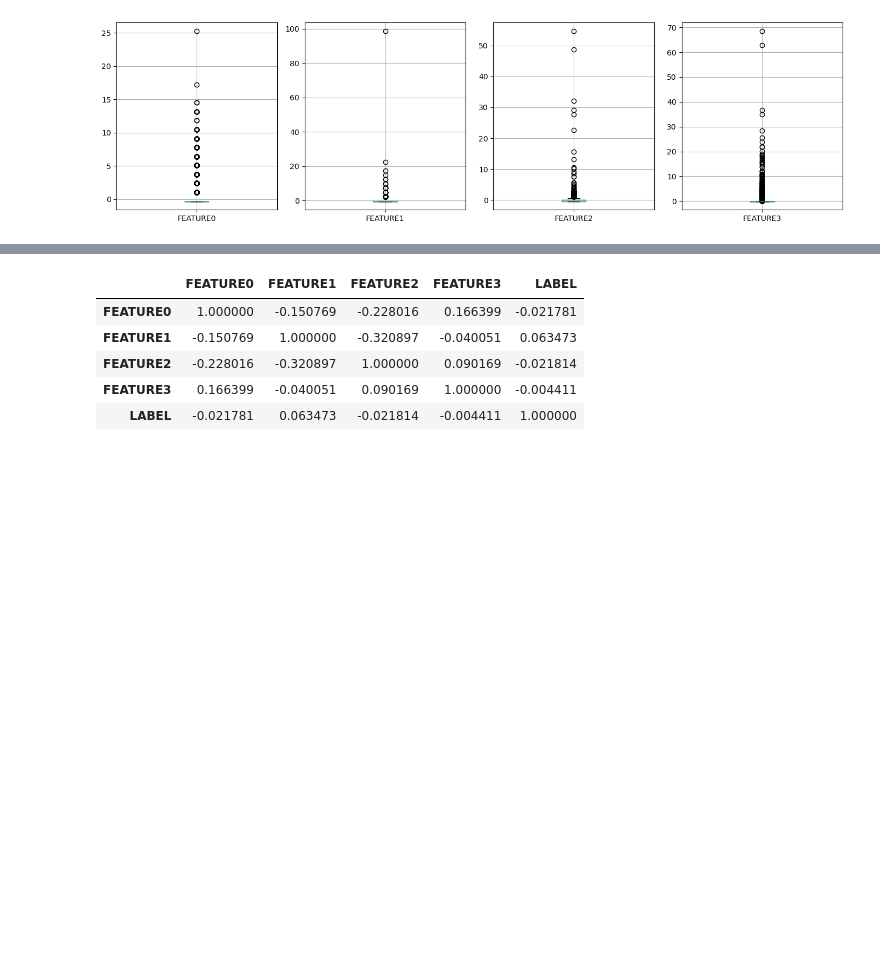
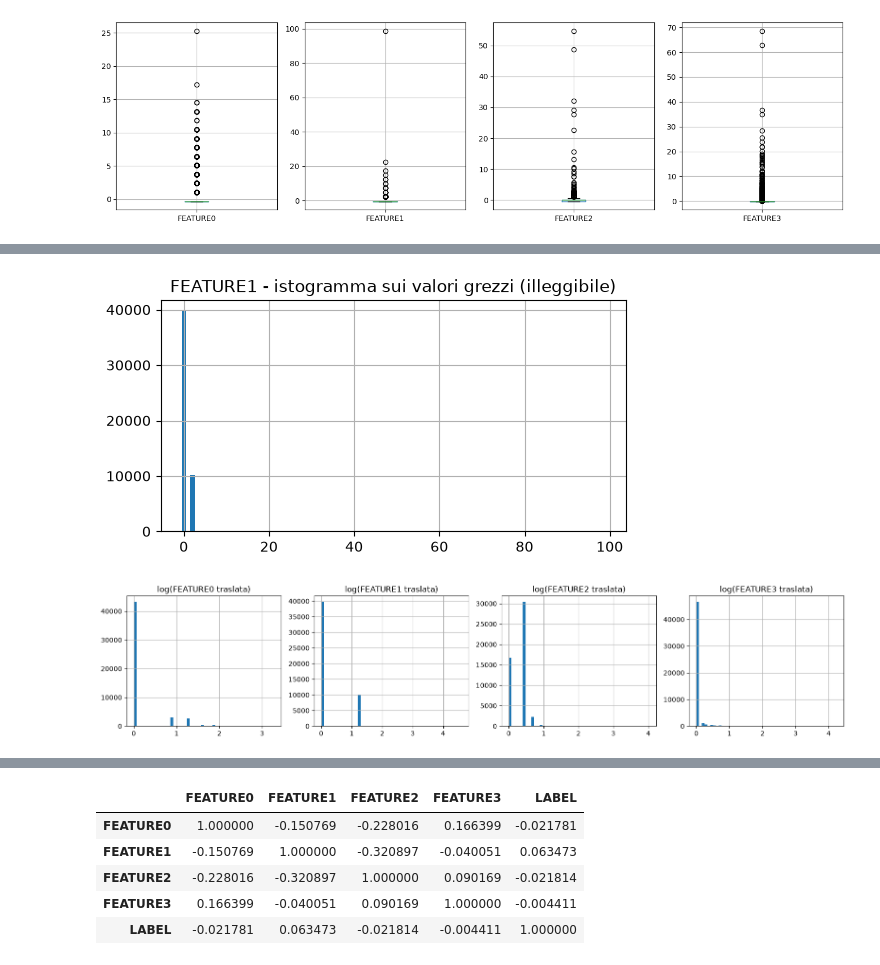
Before and after one commit to fl4z3/MachineLearning-2026, a Jupyter notebook: notebooks/03_analisi_training.ipynb, the cells around one changed output, grey strips where cells are left out. Drawn from its saved outputs; the diff is of its cells as text; code cells hidden in the pictures; blank space fills up the shorter version.

```diff
--- a/notebooks/03_analisi_training.ipynb
+++ b/notebooks/03_analisi_training.ipynb
@@ -119,0 +212,19 @@ plt.show()
+# %%
+# Prima l'istogramma grezzo di una feature, per mostrare il problema:
+# quasi tutti i valori nel primo bin, il resto invisibile
+df_clean["FEATURE1"].hist(bins=100, figsize=(6, 3))
+plt.title("FEATURE1 - istogramma sui valori grezzi (illeggibile)")
+plt.show()
+
+# Poi gli istogrammi del logaritmo per tutte e 4 le feature:
+# la traslazione x - min + 1 rende i valori positivi (log definito solo per x > 0)
+fig, assi = plt.subplots(1, 4, figsize=(16, 3.5))
+for ax, f in zip(assi, FEATS):
+    log_vals = np.log(df_clean[f] - df_clean[f].min() + 1)
+    log_vals.hist(bins=50, ax=ax)
+    ax.set_title(f"log({f} traslata)")
+plt.tight_layout()
+plt.show()
+# %% [output]
+[figure, added]
+[figure, added]
```
Also changed, not shown: parts of 18 cells of this notebook, 1 other file.
